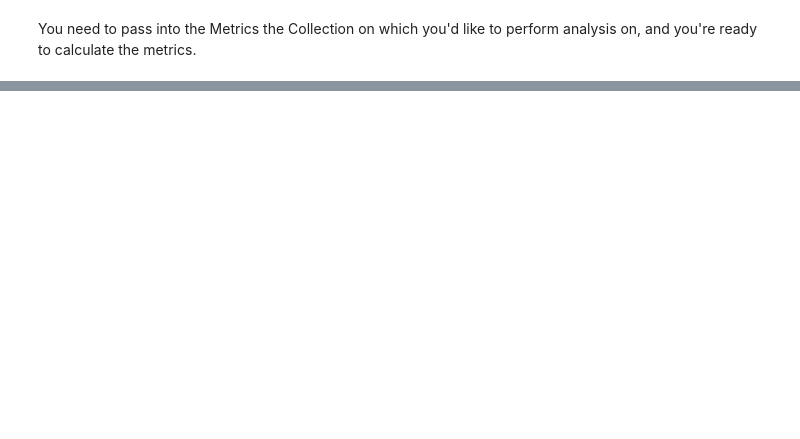
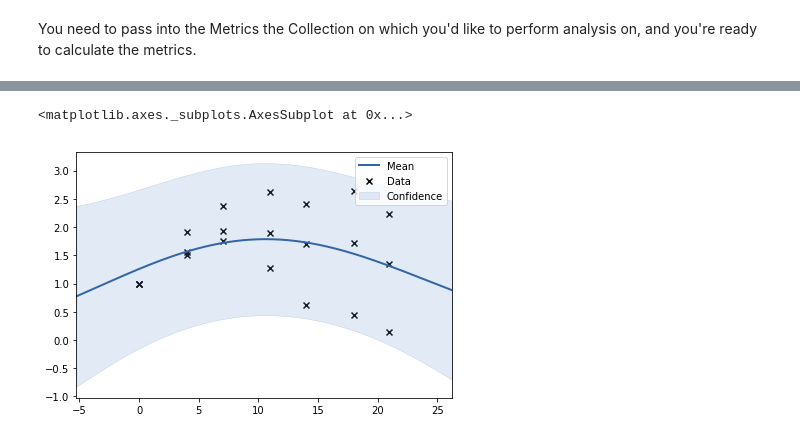
Before and after one commit to elijah-tai/kulgap, a Jupyter notebook: Example Usage.ipynb, the cells around one changed output, grey strips where cells are left out. Drawn from its saved outputs; the diff is of its cells as text; code cells hidden in the pictures; blank space fills up the shorter version.

```diff
--- a/Example Usage.ipynb
+++ b/Example Usage.ipynb
@@ -104,3 +100,8 @@ Optimization restart 7/7, f = -9.145489191483193
+# %%
+treatment_metrics.fit_gp.plot()
+# %% [output]
+<matplotlib.axes._subplots.AxesSubplot at 0x...>
+[figure, added]
 # %%
 control_metrics.kl_divergence(treatment_metrics)
 # %% [output]
```
Also changed, not shown: parts of 8 cells of this notebook, 3 other files.
